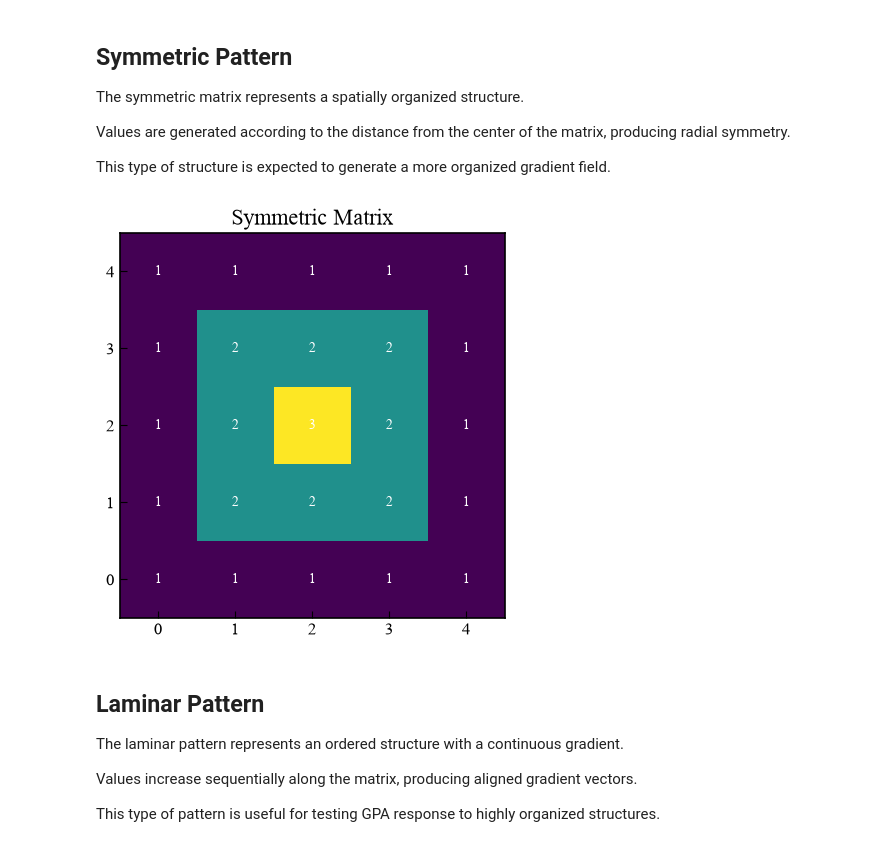
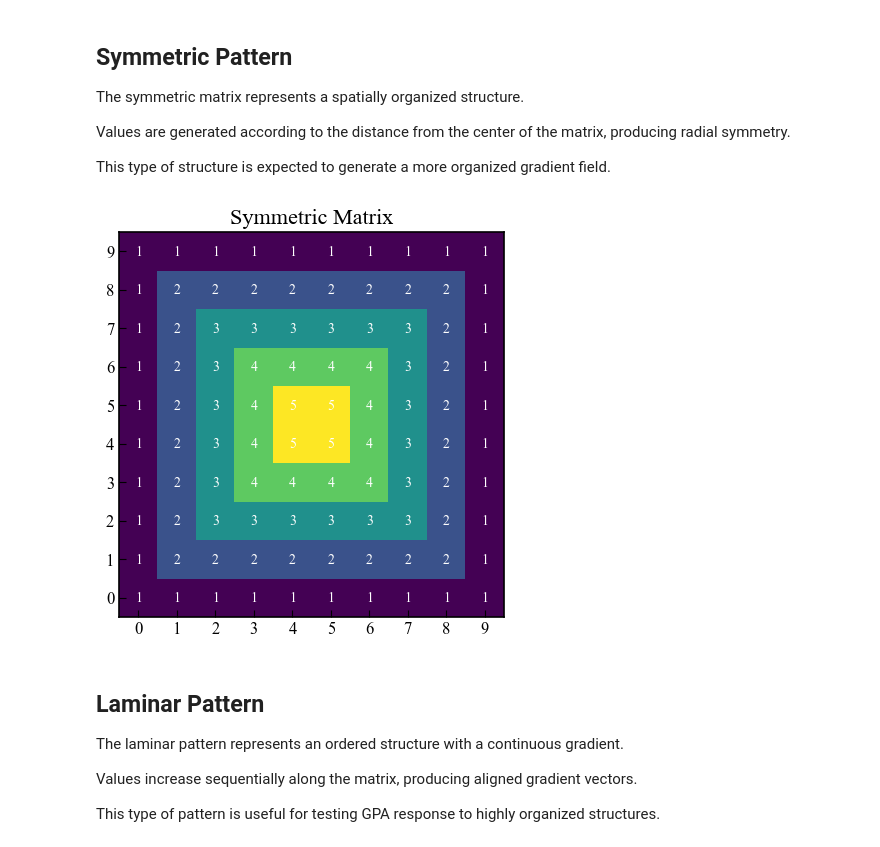
Before and after one commit to Desduh/gpa, a Jupyter notebook: Notebooks/gpa_basic_usage.ipynb, the cells around one changed output. Drawn from its saved outputs; the diff is of its cells as text; code cells hidden in the pictures.

```diff
--- a/Notebooks/gpa_basic_usage.ipynb
+++ b/Notebooks/gpa_basic_usage.ipynb
@@ -151,35 +131,35 @@ def create_symmetric_matrix(n):
 
     center = (n - 1) / 2
 
     matrix = np.zeros(
         (n, n),
         dtype=int
     )
 
     for i in range(n):
         for j in range(n):
 
             distance = max(
                 abs(i - center),
                 abs(j - center)
             )
 
             matrix[i, j] = int(
                 center + 1 - distance
             )
 
     return matrix
 
 
-symmetric = create_symmetric_matrix(5)
+symmetric = create_symmetric_matrix(10)
 
 
 plot_matrix(
     symmetric,
     "Symmetric Matrix"
 )
 # %% [output]
-[figure, old version]
+[figure, new version]
 # %% [markdown]
 ## Laminar Pattern
 
```
Also changed, not shown: parts of 18 cells of this notebook, 11 other files.
